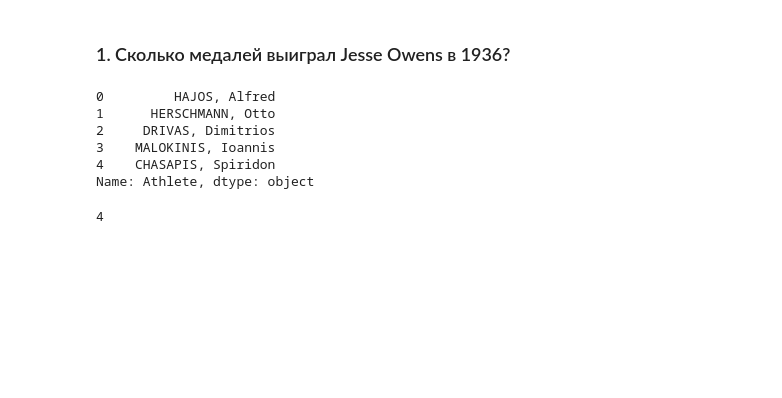
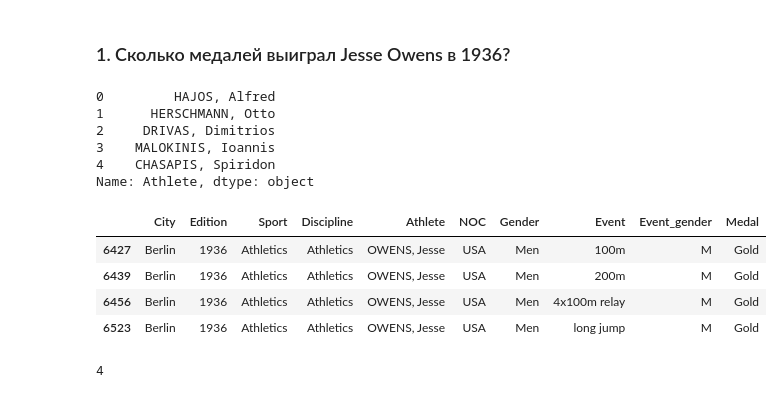
Before and after one commit to li-ashim/python_mentoring, a Jupyter notebook: hw1_numpy_pandas/main.ipynb, the cells around one changed output. Cells and saved outputs as stored; diff of their text form; code cells hidden in the pictures; blank space fills up the shorter version.

```diff
--- a/hw1_numpy_pandas/main.ipynb
+++ b/hw1_numpy_pandas/main.ipynb
@@ -42,6 +41,14 @@ df['Athlete'].head()
 3    MALOKINIS, Ioannis
 4    CHASAPIS, Spiridon
 Name: Athlete, dtype: object
+# %%
+df.loc[(df['Athlete'] == 'OWENS, Jesse') & (df['Edition'] == 1936)]
+# %% [output]
+|  | City | Edition | Sport | Discipline | Athlete | NOC | Gender | Event | Event_gender | Medal |
+| 6427 | Berlin | 1936 | Athletics | Athletics | OWENS, Jesse | USA | Men | 100m | M | Gold |
+| 6439 | Berlin | 1936 | Athletics | Athletics | OWENS, Jesse | USA | Men | 200m | M | Gold |
+| 6456 | Berlin | 1936 | Athletics | Athletics | OWENS, Jesse | USA | Men | 4x100m relay | M | Gold |
+| 6523 | Berlin | 1936 | Athletics | Athletics | OWENS, Jesse | USA | Men | long jump | M | Gold |
 # %%
 len(df.loc[(df['Athlete'] == 'OWENS, Jesse') & (df['Edition'] == 1936)])
 # %% [output]
```
Also changed, not shown: parts of 19 cells of this notebook, 2 other files.
